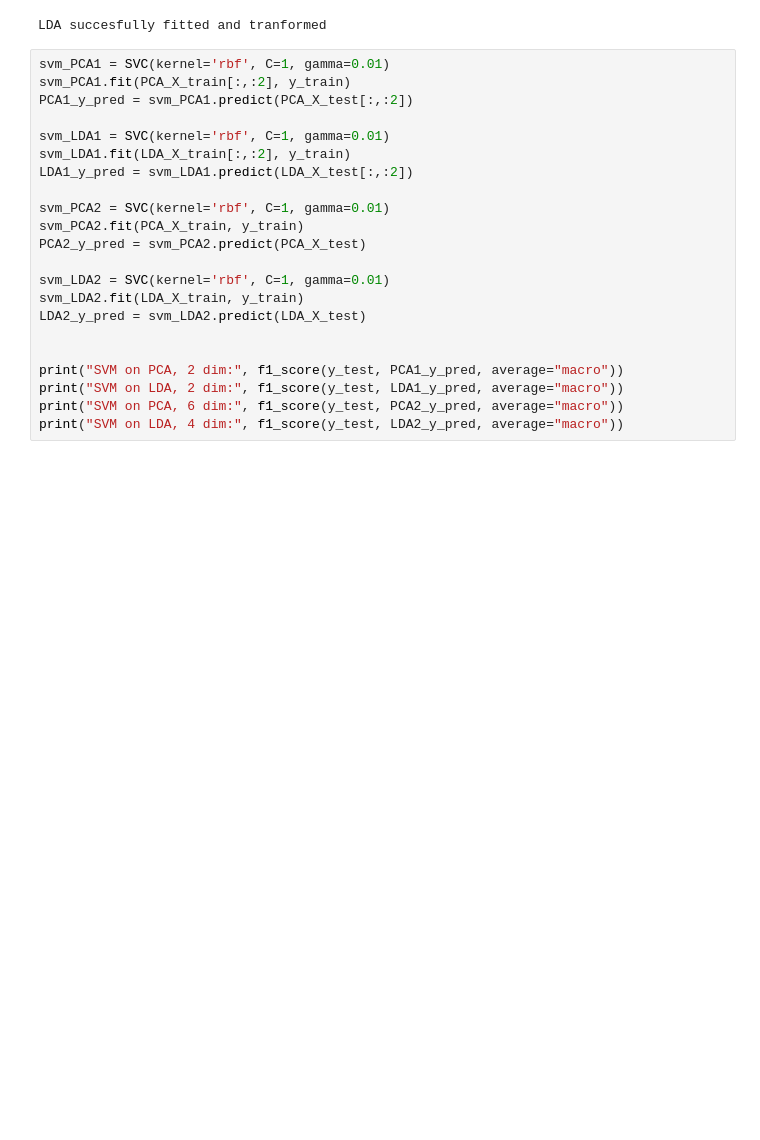
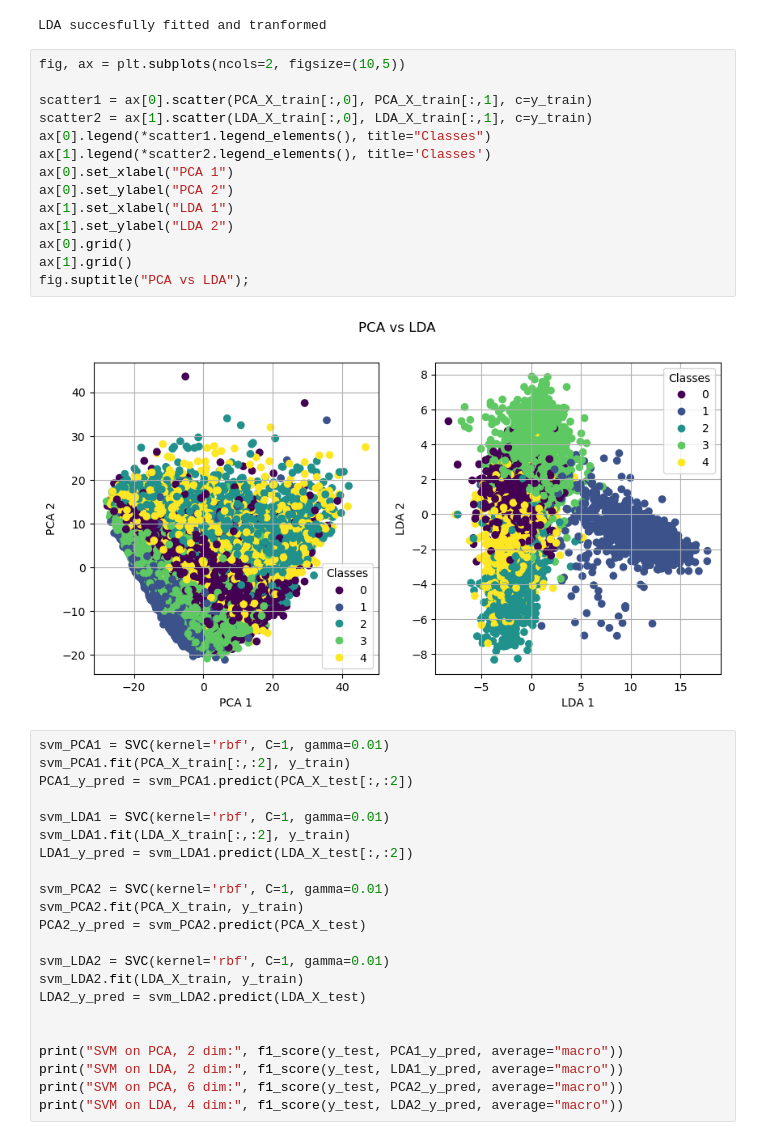
Before and after one commit to krusand/MLProject-FashionMNIST, a Jupyter notebook: 4. PCA vs LDA.ipynb, the cells around one changed output. Saved outputs shown, nothing was run; the diff lists cells and outputs as text; blank space fills up the shorter version.

Commit message:
Added scatter subplot of LDA and PCA

```diff
--- a/4. PCA vs LDA.ipynb
+++ b/4. PCA vs LDA.ipynb
@@ -52,6 +51,22 @@ LDA_X_train = lda.fit_transform(X_train, y_train)
 LDA_X_test = lda.transform(X_test)
 # %% [output]
 LDA succesfully fitted and tranformed
+# %%
+fig, ax = plt.subplots(ncols=2, figsize=(10,5))
+
+scatter1 = ax[0].scatter(PCA_X_train[:,0], PCA_X_train[:,1], c=y_train)
+scatter2 = ax[1].scatter(LDA_X_train[:,0], LDA_X_train[:,1], c=y_train)
+ax[0].legend(*scatter1.legend_elements(), title="Classes")
+ax[1].legend(*scatter2.legend_elements(), title='Classes')
+ax[0].set_xlabel("PCA 1")
+ax[0].set_ylabel("PCA 2")
+ax[1].set_xlabel("LDA 1")
+ax[1].set_ylabel("LDA 2")
+ax[0].grid()
+ax[1].grid()
+fig.suptitle("PCA vs LDA");
+# %% [output]
+[figure, added]
 # %%
 svm_PCA1 = SVC(kernel='rbf', C=1, gamma=0.01)
 svm_PCA1.fit(PCA_X_train[:,:2], y_train)
```
Also changed, not shown: parts of 1 cell of this notebook.
